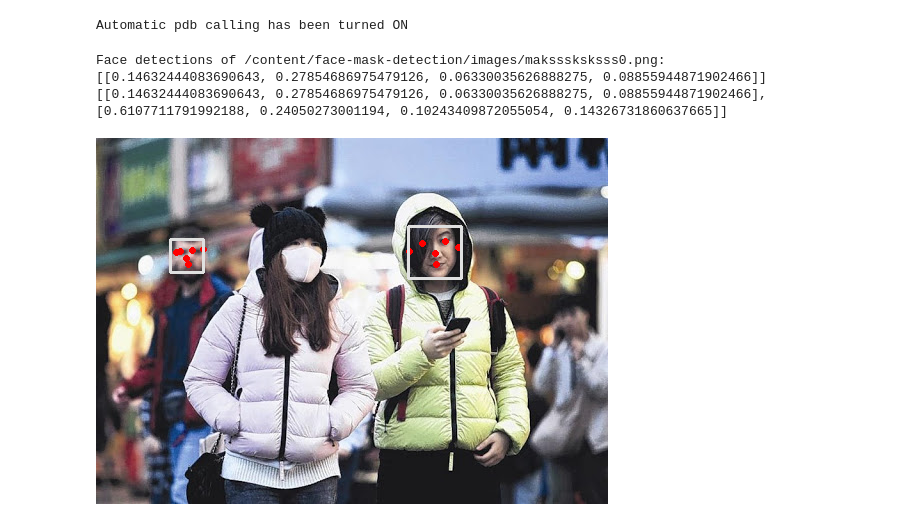
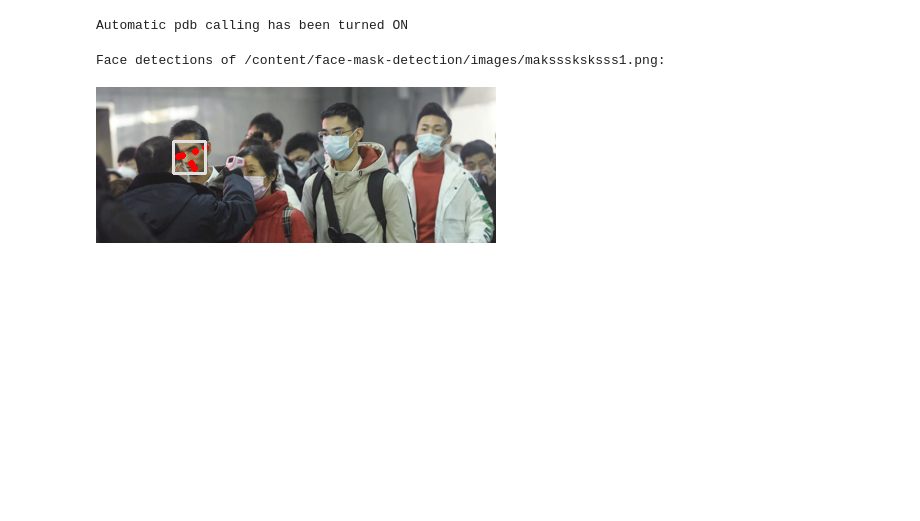
Before and after one commit to pandyah5/aps360-project, a Jupyter notebook: baseline/mediapipe_bbox.ipynb, the cells around one changed output. Cells and saved outputs as stored; diff of their text form; code cells hidden in the pictures; blank space fills up the shorter version.

Commit message:
Created a bounding box detector with facemesh

```diff
--- a/baseline/mediapipe_bbox.ipynb
+++ b/baseline/mediapipe_bbox.ipynb
@@ -51,37 +51,51 @@ Automatic pdb calling has been turned ON
 mp_drawing = mp.solutions.drawing_utils
 drawing_spec = mp_drawing.DrawingSpec(thickness=1, circle_radius=1)
 # %%
-fname = "/content/face-mask-detection/images/maksssksksss0.png"
-images = {fname: cv2.imread(fname)}
+def get_bbox_mediapipe(image, show=False):
 
-with mp_face_detection.FaceDetection(
-    min_detection_confidence=0.5, model_selection=1) as face_detection:
+  # image: cv2 BGR image
 
+  results = face_detection.process(cv2.cvtColor(image, cv2.COLOR_BGR2RGB))
 
-  for name, image in images.items():
-    # Convert the BGR image to RGB and process it with MediaPipe Face Detection.
-    results = face_detection.process(cv2.cvtColor(image, cv2.COLOR_BGR2RGB))
+  # Draw face detections of each face.
+  if not results.detections:
+    print("No detections")
+    return None
 
-    # Draw face detections of each face.
-    print(f'Face detections of {name}:')
-    if not results.detections:
-      print("No detections")
-      continue
+  if show:
     annotated_image = image.copy()
 
-    bboxes = list()
+  bboxes = list()
 
-    for detection in results.detections:
+  for detection in results.detections:
+    if show:
       mp_drawing.draw_detection(annotated_image, detection)
-      bboxes.append([detection.location_data.relative_bounding_box.xmin,
-                     detection.location_data.relative_bounding_box.ymin,
-                     detection.location_data.relative_bounding_box.width,
-                     detection.location_data.relative_bounding_box.height])
 
-      print(bboxes)
-    cv2_imshow(annotated_image)
+    xmin, ymin, width, height = (detection.location_data.relative_bounding_box.xmin,
+                    detection.location_data.relative_bounding_box.ymin,
+                    detection.location_data.relative_bounding_box.width,
+                    detection.location_data.relative_bounding_box.height)
+
+    bboxes.append([xmin, ymin, xmin+width, ymin+height])
+
+    if show:
+      cv2_imshow(annotated_image)
+
+    return bboxes
-# %% [output]
-Face detections of /content/face-mask-detection/images/maksssksksss0.png:
-[[0.14632444083690643, 0.27854686975479126, 0.06330035626888275, 0.08855944871902466]]
-[[0.14632444083690643, 0.27854686975479126, 0.06330035626888275, 0.08855944871902466], [0.6107711791992188, 0.24050273001194, 0.10243409872055054, 0.14326731860637665]]
-[figure, removed]
+# %%
+fname = "/content/face-mask-detection/images/maksssksksss1.png"
+images = {fname: cv2.imread(fname)}
+
+with mp_face_detection.FaceDetection(
+    min_detection_confidence=0.5, model_selection=1) as face_detection:
+
+
+  for name, image in images.items():
+
+    # Draw face detections of each face.
+    print(f'Face detections of {name}:')
+
+    get_bbox_mediapipe(image, show=True)
+# %% [output]
+Face detections of /content/face-mask-detection/images/maksssksksss1.png:
+[figure, added]
```
Also changed, not shown: parts of 1 cell of this notebook.
